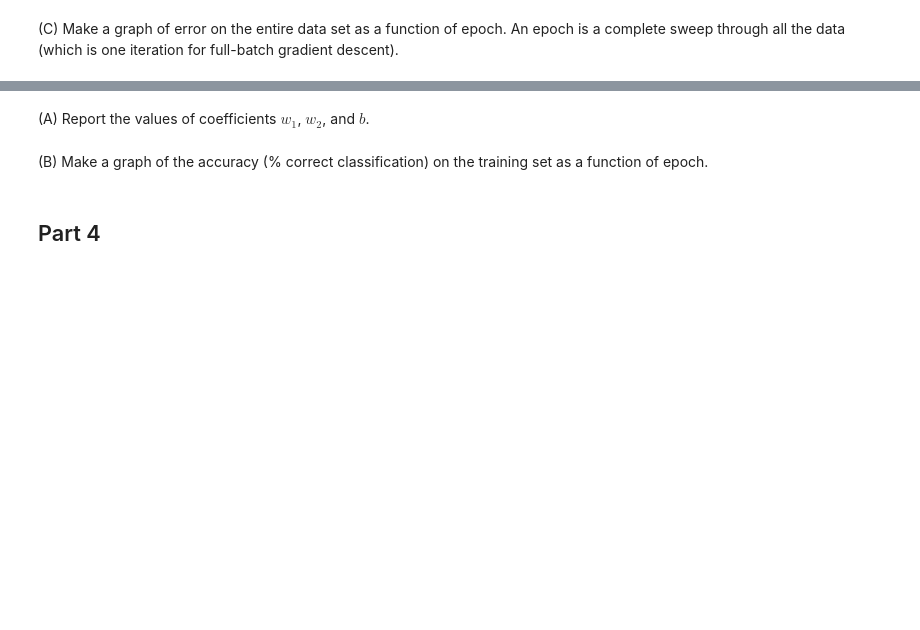
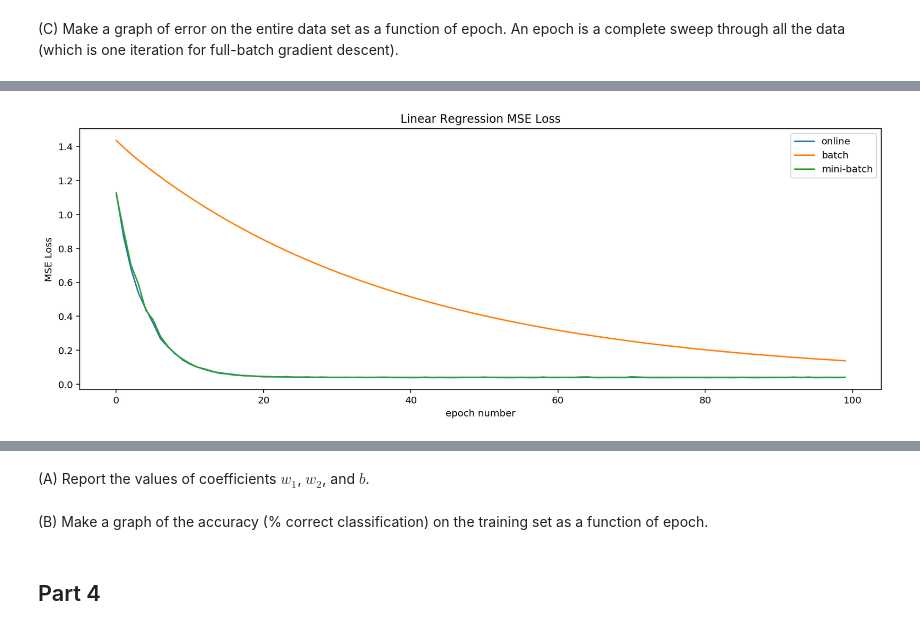
Before and after one commit to nicholasRenninger/DeepLearning_with_Ralphie, a Jupyter notebook: HW/HW 1/2020 assignment_1_Renninger.ipynb, the cells around one changed output, grey strips where cells are left out. Saved outputs shown, nothing was run; the diff lists cells and outputs as text; code cells hidden in the pictures; blank space fills up the shorter version.

```diff
--- a/HW/HW 1/2020 assignment_1_Renninger.ipynb
+++ b/HW/HW 1/2020 assignment_1_Renninger.ipynb
@@ -276 +524,8 @@ def least_squares_grad_desc(X, y, maxIter, alpha, update, *batch_size):
+# %%
+test_epoch_indices = range(0, len(lossPerEpoch))
+plot_loss(test_epoch_indices, [loss_SGD, loss_batch, loss_miniBatch],
+          xlabel='epoch number',
+          legendStrings=('online', 'batch', 'mini-batch'))
+# %% [output]
+[figure, added]
 # %% [markdown]
```
Also changed, not shown: parts of 26 cells of this notebook.
